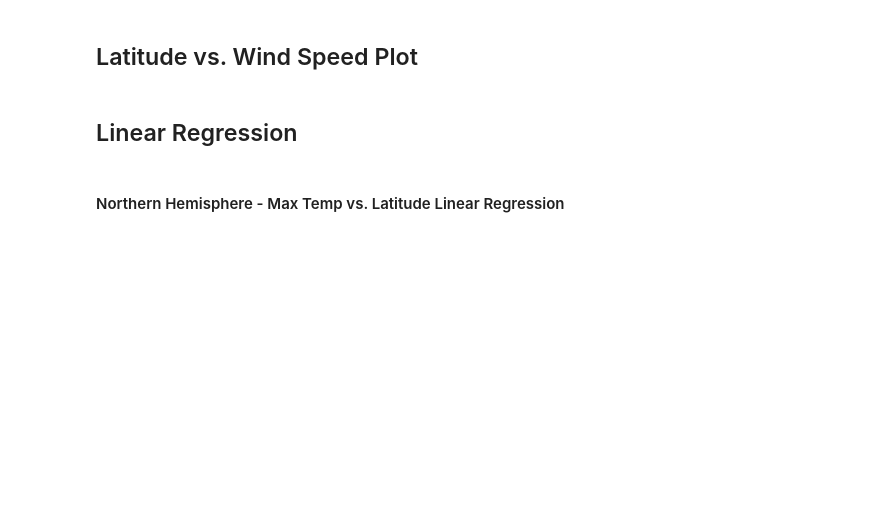
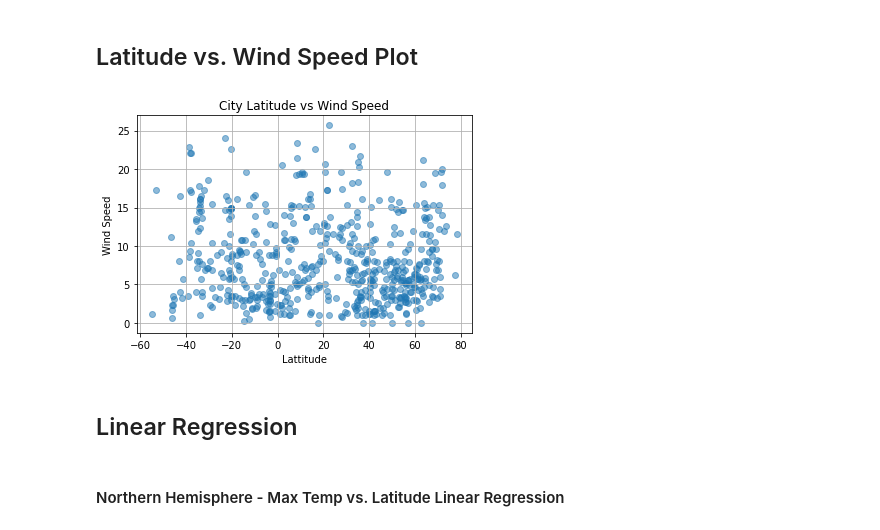
Before and after one commit to danealson/python-api-challenge, a Jupyter notebook: weatherpy/WeatherPy.ipynb, the cells around one changed output. Saved outputs shown, nothing was run; the diff lists cells and outputs as text; code cells hidden in the pictures; blank space fills up the shorter version.

```diff
--- a/weatherpy/WeatherPy.ipynb
+++ b/weatherpy/WeatherPy.ipynb
@@ -170,4 +237,18 @@ There are no cities with humity 100
 # %% [markdown]
 ## Latitude vs. Wind Speed Plot
+# %%
+plt.scatter(weather_pd['Lat'],weather_pd['Wind Speed'], marker="o", alpha=0.5)
+plt.ylabel("Wind Speed")
+plt.xlabel("Lattitude")
+plt.title("City Latitude vs Wind Speed")
+plt.grid(True)
+
+# Save the figure
+plt.savefig("figures/Latitude_Windspeed.png")
+
+# Show plot
+plt.show()
+# %% [output]
+[figure, added]
 # %% [markdown]
 ## Linear Regression
```
Also changed, not shown: parts of 14 cells of this notebook, 10 other files.
